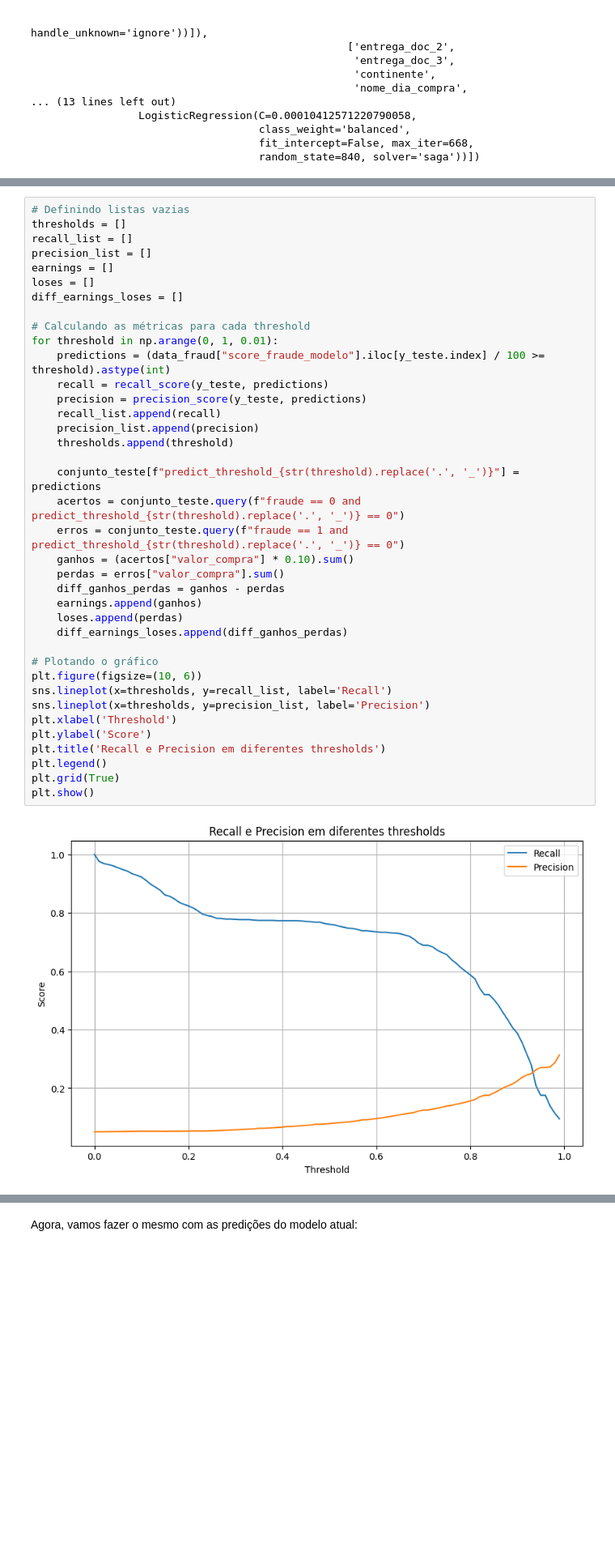
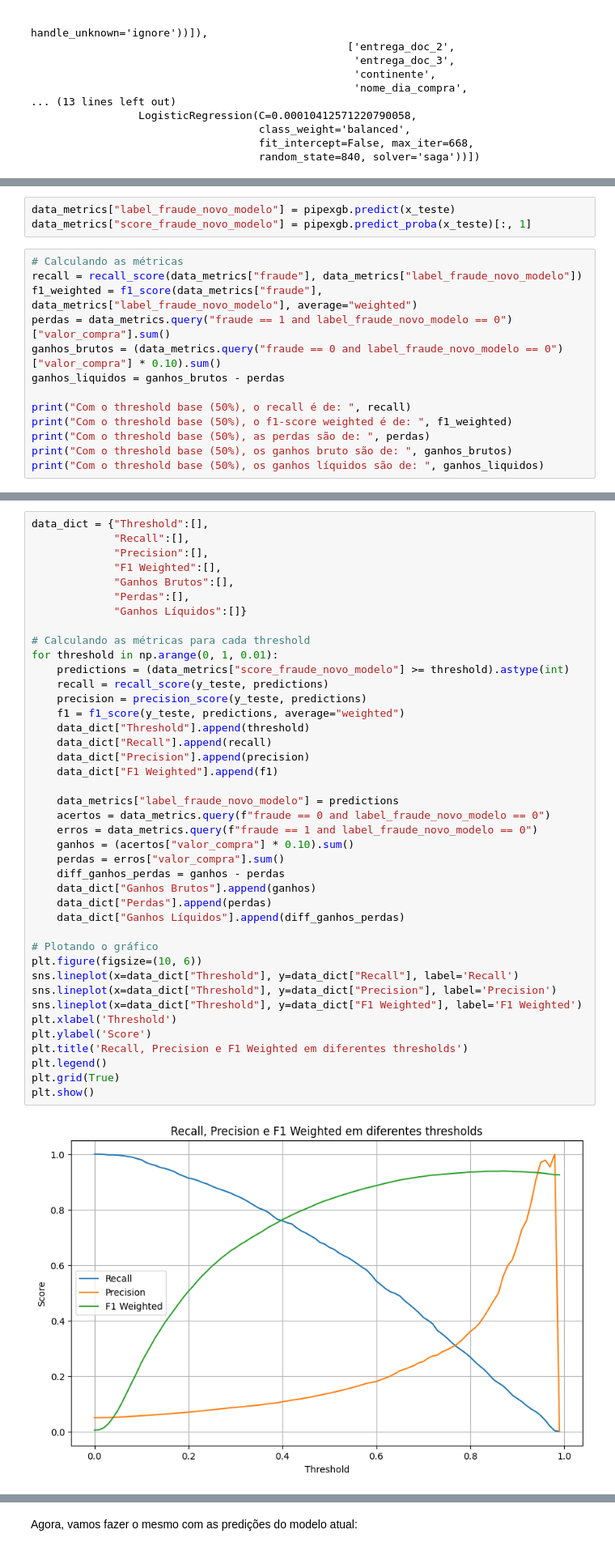
Before and after one commit to dnsrsdata/preditor_fraude, a Jupyter notebook: notebooks/model_experimentation.ipynb, the cells around one changed output, grey strips where cells are left out. Shown at 81% size. Drawn from its saved outputs; the diff is of its cells as text; blank space fills up the shorter version.

Commit message:
Selecionando mais um modelo final

```diff
--- a/notebooks/model_experimentation.ipynb
+++ b/notebooks/model_experimentation.ipynb
@@ -840,0 +816,16 @@ Name: score_fraude_modelo, Length: 22500, dtype: float64
+# %%
+data_metrics["label_fraude_novo_modelo"] = pipexgb.predict(x_teste)
+data_metrics["score_fraude_novo_modelo"] = pipexgb.predict_proba(x_teste)[:, 1]
+# %%
+# Calculando as métricas
+recall = recall_score(data_metrics["fraude"], data_metrics["label_fraude_novo_modelo"])
+f1_weighted = f1_score(data_metrics["fraude"], data_metrics["label_fraude_novo_modelo"], average="weighted")
+perdas = data_metrics.query("fraude == 1 and label_fraude_novo_modelo == 0")["valor_compra"].sum()
+ganhos_brutos = (data_metrics.query("fraude == 0 and label_fraude_novo_modelo == 0")["valor_compra"] * 0.10).sum()
+ganhos_liquidos = ganhos_brutos - perdas
+
+print("Com o threshold base (50%), o recall é de: ", recall)
+print("Com o threshold base (50%), o f1-score weighted é de: ", f1_weighted)
+print("Com o threshold base (50%), as perdas são de: ", perdas)
+print("Com o threshold base (50%), os ganhos bruto são de: ", ganhos_brutos)
+print("Com o threshold base (50%), os ganhos líquidos são de: ", ganhos_liquidos)
@@ -841,40 +840,43 @@ Name: score_fraude_modelo, Length: 22500, dtype: float64
 # %%
-# Definindo listas vazias
-thresholds = []
-recall_list = []
-precision_list = []
-earnings = []
-loses = []
-diff_earnings_loses = []
+data_dict = {"Threshold":[],
+             "Recall":[],
+             "Precision":[],
+             "F1 Weighted":[],
+             "Ganhos Brutos":[],
+             "Perdas":[],
+             "Ganhos Líquidos":[]}
 
 # Calculando as métricas para cada threshold
 for threshold in np.arange(0, 1, 0.01):
-    predictions = (data_fraud["score_fraude_modelo"].iloc[y_teste.index] / 100 >= threshold).astype(int)
+    predictions = (data_metrics["score_fraude_novo_modelo"] >= threshold).astype(int)
     recall = recall_score(y_teste, predictions)
     precision = precision_score(y_teste, predictions)
-    recall_list.append(recall)
-    precision_list.append(precision)
-    thresholds.append(threshold)
+    f1 = f1_score(y_teste, predictions, average="weighted")
+    data_dict["Threshold"].append(threshold)
+    data_dict["Recall"].append(recall)
+    data_dict["Precision"].append(precision)
+    data_dict["F1 Weighted"].append(f1)
 
-    conjunto_teste[f"predict_threshold_{str(threshold).replace('.', '_')}"] = predictions
-    acertos = conjunto_teste.query(f"fraude == 0 and predict_threshold_{str(threshold).replace('.', '_')} == 0")
-    erros = conjunto_teste.query(f"fraude == 1 and predict_threshold_{str(threshold).replace('.', '_')} == 0")
+    data_metrics["label_fraude_novo_modelo"] = predictions
+    acertos = data_metrics.query(f"fraude == 0 and label_fraude_novo_modelo == 0")
+    erros = data_metrics.query(f"fraude == 1 and label_fraude_novo_modelo == 0")
     ganhos = (acertos["valor_compra"] * 0.10).sum()
     perdas = erros["valor_compra"].sum()
     diff_ganhos_perdas = ganhos - perdas
-    earnings.append(ganhos)
-    loses.append(perdas)
-    diff_earnings_loses.append(diff_ganhos_perdas)
+    data_dict["Ganhos Brutos"].append(ganhos)
+    data_dict["Perdas"].append(perdas)
+    data_dict["Ganhos Líquidos"].append(diff_ganhos_perdas)
 
 # Plotando o gráfico
 plt.figure(figsize=(10, 6))
-sns.lineplot(x=thresholds, y=recall_list, label='Recall')
-sns.lineplot(x=thresholds, y=precision_list, label='Precision')
+sns.lineplot(x=data_dict["Threshold"], y=data_dict["Recall"], label='Recall')
+sns.lineplot(x=data_dict["Threshold"], y=data_dict["Precision"], label='Precision')
+sns.lineplot(x=data_dict["Threshold"], y=data_dict["F1 Weighted"], label='F1 Weighted')
 plt.xlabel('Threshold')
 plt.ylabel('Score')
-plt.title('Recall e Precision em diferentes thresholds')
+plt.title('Recall, Precision e F1 Weighted em diferentes thresholds')
 plt.legend()
 plt.grid(True)
 plt.show()
 # %% [output]
-[figure, old version]
+[figure, new version]
```
Also changed, not shown: parts of 21 cells of this notebook.
